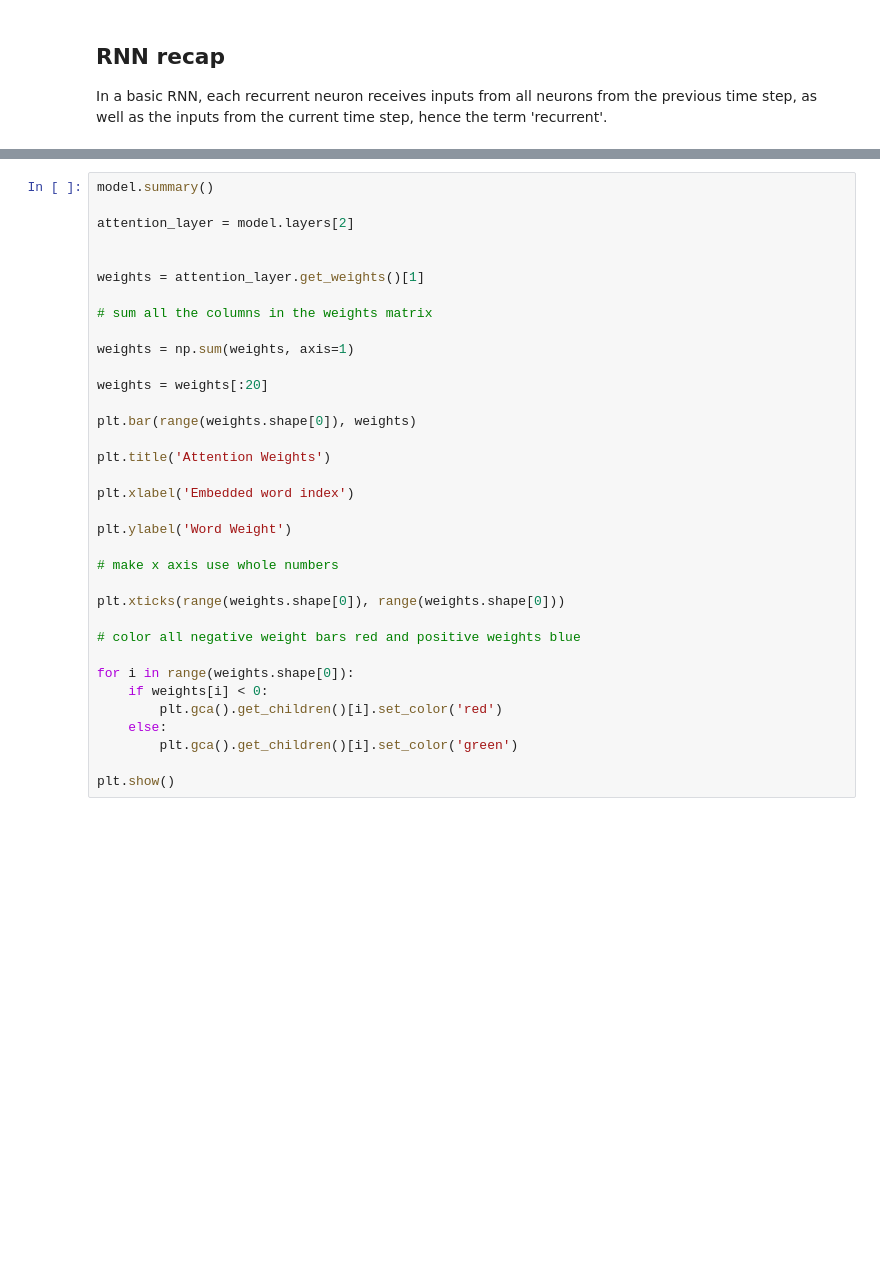
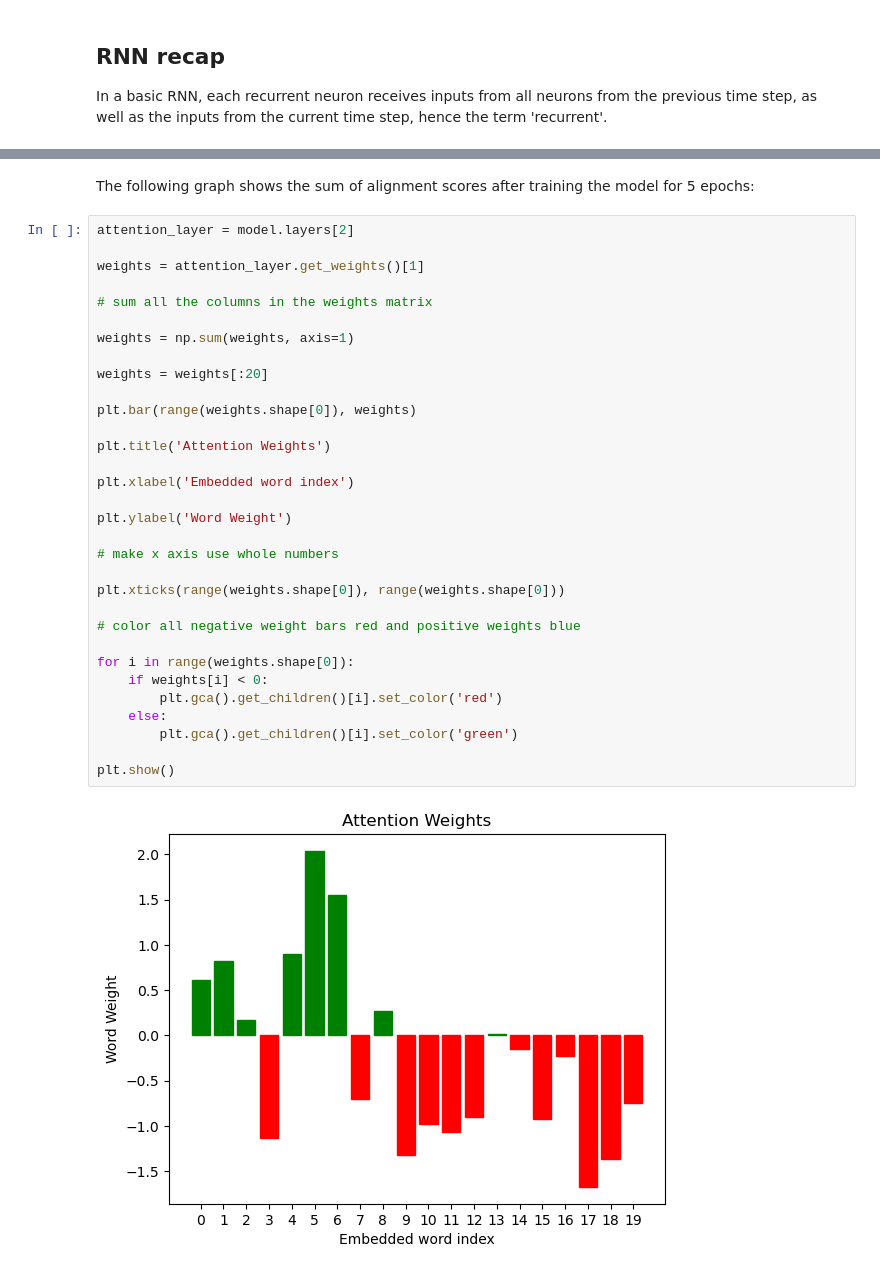
Before and after one commit to ChaosTheLegend/ML-Book, a Jupyter notebook: ml-book/Attention.ipynb, the cells around one changed output, grey strips where cells are left out. Cells and saved outputs as stored; diff of their text form; blank space fills up the shorter version.

```diff
--- a/ml-book/Attention.ipynb
+++ b/ml-book/Attention.ipynb
@@ -140,36 +296,37 @@ In the end we get a matrix of context vectors, which tell us which parts of the
+# %% [markdown]
+The following graph shows the sum of alignment scores after training the model for 5 epochs:
 # %%
-model.summary()
-
 attention_layer = model.layers[2]
-
 
 weights = attention_layer.get_weights()[1]
 
 # sum all the columns in the weights matrix
 
 weights = np.sum(weights, axis=1)
 
 weights = weights[:20]
 
 plt.bar(range(weights.shape[0]), weights)
 
 plt.title('Attention Weights')
 
 plt.xlabel('Embedded word index')
 
 plt.ylabel('Word Weight')
 
 # make x axis use whole numbers
 
 plt.xticks(range(weights.shape[0]), range(weights.shape[0]))
 
 # color all negative weight bars red and positive weights blue
 
 for i in range(weights.shape[0]):
     if weights[i] < 0:
         plt.gca().get_children()[i].set_color('red')
     else:
         plt.gca().get_children()[i].set_color('green')
 
 plt.show()
+# %% [output]
+[figure, added]
 # %% [markdown]
```
Also changed, not shown: parts of 30 cells of this notebook, 1 other file.
